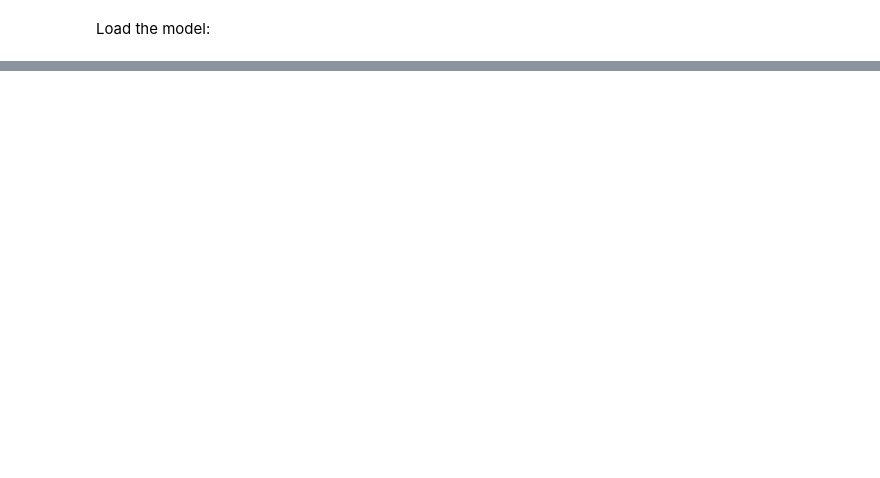
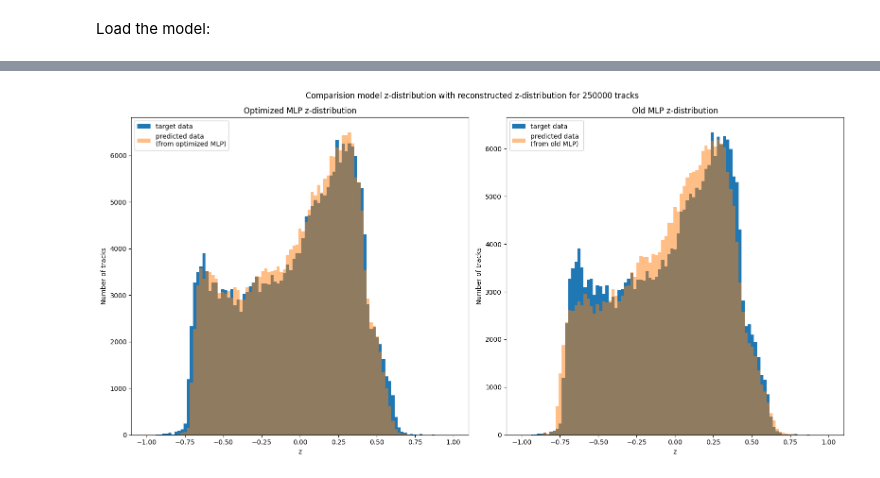
Before and after one commit to felinep/GA_hyperparameter_optimization, a Jupyter notebook: scripts/compare_opt_mlp.ipynb, the cells around one changed output, grey strips where cells are left out. Saved outputs shown, nothing was run; the diff lists cells and outputs as text; code cells hidden in the pictures; blank space fills up the shorter version.

```diff
--- a/scripts/compare_opt_mlp.ipynb
+++ b/scripts/compare_opt_mlp.ipynb
@@ -165,31 +186,32 @@ Predict target and compare with true label:
 # %%
-def get_hist(model, title, save_name):
+def plot_z_distribution(opt_model, old_model, title, save_name, input, target):
 
-    hist_bins = np.linspace(-3, 3, 100)
-    fig, ax = plt.subplots(3, 2)
-    fig.set_size_inches(20, 15)
-    i = 0
-    for data_path in path_list:
-        input, target, lenght = get_data(data_path, EVALUTAION_DATA_COUNT)
-        z_list, real_z_list, old_z_list = data_prep(model, input, target)
-        opt_list, real_z_list, old_z_list = data_prep(opt_model, input, target)
+    hist_bins = np.linspace(-1, 1, 100)
+    fig, ax = plt.subplots(1, 2)
+    fig.set_size_inches(16, 8)
 
-        ax[i, 0].set_title(f'target data distribution for dataset {i + 1}')
-        ax[i, 0].set_xlabel("z")
-        ax[i, 0].set_ylabel("data count")
+    z_list_opt, true_z_list = data_prep(opt_model, input, target)
+    z_list_old, true_z_list = data_prep(old_model, input, target)
 
-        ax[i, 1].set_title(f'predicted data distribution for dataset {i + 1}')
-        ax[i, 1].set_xlabel("z")
-        ax[i, 1].set_ylabel("data count")
+    ax[0].set_title(f'Optimized MLP z-distribution')
+    ax[0].set_xlabel("z")
+    ax[0].set_ylabel("Number of tracks")
 
-        n1, bins1, patches1 = ax[i, 0].hist(real_z_list, hist_bins, density=False, alpha = 1, label = 'target data')
-        n2, bins2, patches2 = ax[i, 0].hist(z_list, hist_bins, density=False, range=(-10, 10), alpha=0.5, label='predicted data \n(from given mlp weights)')
+    ax[1].set_title(f'Old MLP z-distribution')
+    ax[1].set_xlabel("z")
+    ax[1].set_ylabel("Number of tracks")
 
-        n1, bins1, patches1 = ax[i, 1].hist(real_z_list, hist_bins, density=False, alpha = 1, label = 'target data')
-        n3, bins3, patches3 = ax[i, 1].hist(opt_list, hist_bins, density=False, range=(-10, 10), alpha=0.5, label='data included in dataset')
-        ax[i, 1].legend(loc = 'upper left')
-        ax[i, 0].legend(loc = 'upper left')
-        i = i + 1
+
+    ax[0].hist(true_z_list, hist_bins, density=False, alpha = 1, label = 'target data')
+    ax[0].hist(z_list_opt, hist_bins, density=False, range=(-10, 10), alpha=0.5, label='predicted data \n(from optimized MLP)')
+
+    ax[1].hist(true_z_list, hist_bins, density=False, alpha = 1, label = 'target data')
+    ax[1].hist(z_list_old, hist_bins, density=False, range=(-10, 10), alpha=0.5, label='predicted data \n(from old MLP)')
+
+
+
+    ax[1].legend(loc = 'upper left')
+    ax[0].legend(loc = 'upper left')
 
     fig.suptitle(title)
     plt.tight_layout()
@@ -197,9 +219,5 @@ def get_hist(model, title, save_name):
     plt.show()
 
 
-get_hist(model_1, 'Evaluation for Expert 0 (all 9 TS are present)',  "new_model1_z_hist" )
-get_hist(model_2, 'Evaluation for Expert 1 (outer Most SLL TS from SSL 4 missing)',  "new_model2_z_hist" )
-get_hist(model_3, 'Evaluation for Expert 2 (TS from SSL 3 missing)',  "new_model3_z_hist" )
-get_hist(model_4, 'Evaluation for Expert 3 (TS form SLL2 missing)',  "new_model4_z_hist" )
-get_hist(model_5, 'Evaluation for Expert 4 (inner Most SSL RS from SSL 1 missing)',  "new_model5_z_hist" )
+plot_z_distribution(opt_model, old_model, f'Comparision model z-distribution with reconstructed z-distribution for {EVALUTAION_DATA_COUNT} tracks',  f"z_distribution{opt_parameter}", val_input, val_target )
 # %% [output]
@@ -206,0 +226 @@ NameError: name 'model_1' is not defined
+[figure, added]
```
Also changed, not shown: parts of 15 cells of this notebook, 29 other files.
